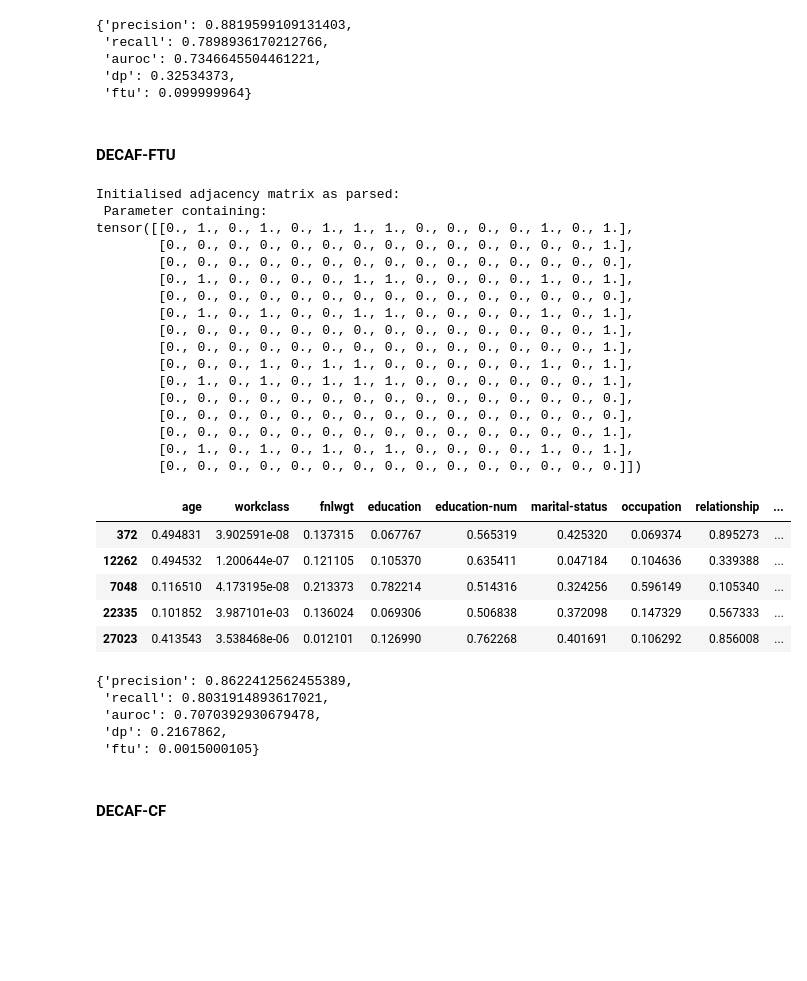
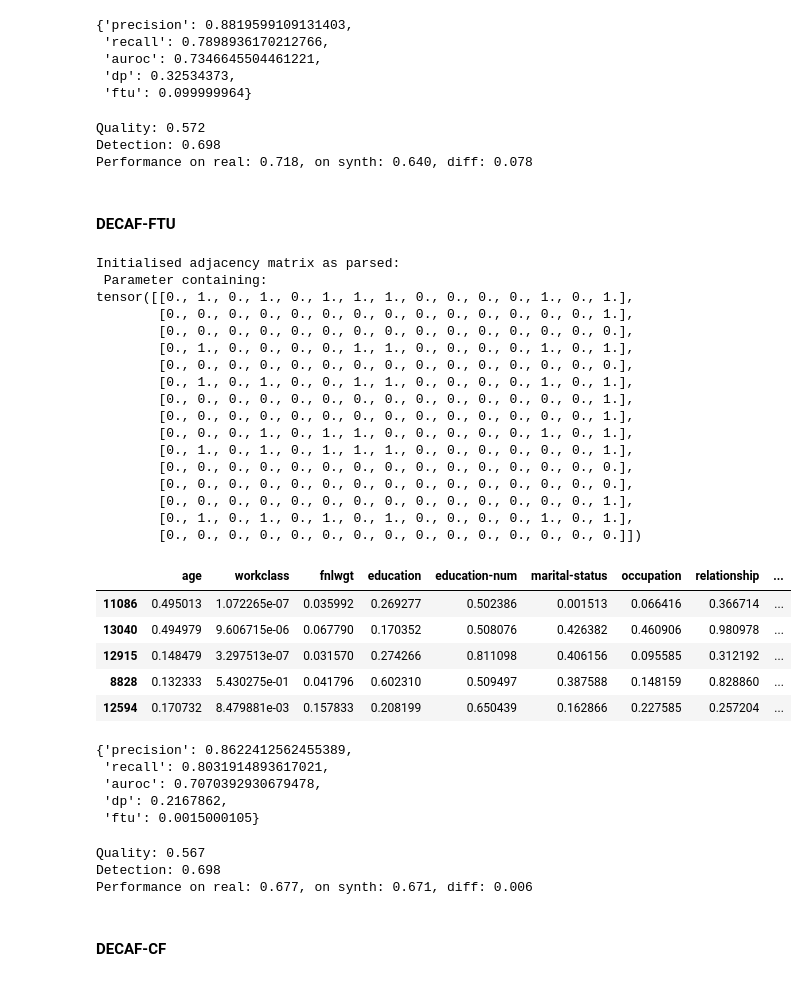
Before and after one commit to dariusbarsony/UvA_FACT2022, a Jupyter notebook: experiment_1.ipynb, the cells around one changed output. Drawn from its saved outputs; the diff is of its cells as text; code cells hidden in the pictures; blank space fills up the shorter version.

```diff
--- a/experiment_1.ipynb
+++ b/experiment_1.ipynb
@@ -371,29 +471,51 @@ eval_model(synth_data, dataset_test)
+# %%
+label = "income"
+
+X_synth_loader = GenericDataLoader(
+    X_synth_test,
+    target_column=label,
+)
+X_test_loader = GenericDataLoader(
+    X_test,
+    target_column=label,
+)
+
+res = eval_goggle(X_synth_loader, X_test_loader)
+
+print(f"Quality: {res[0]:.3f}")
+print(f"Detection: {res[2]:.3f}")
+print(
+f"Performance on real: {res[1][0]:.3f}, on synth: {res[1][1]:.3f}, diff: {(res[1][0] - res[1][1]):.3f}")
+# %% [output]
+Quality: 0.572
+Detection: 0.698
+Performance on real: 0.718, on synth: 0.640, diff: 0.078
 # %% [markdown]
 #### DECAF-FTU
 # %%
-synth_data = train_decaf(dataset_train, dag_seed, biased_edges=bias_dict_ftu)
+_, synth_data = train_decaf(dataset_train, dag_seed, dataset_test, biased_edges=bias_dict_ftu, generate_test=True)
 synth_data.head()
 # %% [output]
 Initialised adjacency matrix as parsed:
  Parameter containing:
 tensor([[0., 1., 0., 1., 0., 1., 1., 1., 0., 0., 0., 0., 1., 0., 1.],
         [0., 0., 0., 0., 0., 0., 0., 0., 0., 0., 0., 0., 0., 0., 1.],
         [0., 0., 0., 0., 0., 0., 0., 0., 0., 0., 0., 0., 0., 0., 0.],
         [0., 1., 0., 0., 0., 0., 1., 1., 0., 0., 0., 0., 1., 0., 1.],
         [0., 0., 0., 0., 0., 0., 0., 0., 0., 0., 0., 0., 0., 0., 0.],
         [0., 1., 0., 1., 0., 0., 1., 1., 0., 0., 0., 0., 1., 0., 1.],
         [0., 0., 0., 0., 0., 0., 0., 0., 0., 0., 0., 0., 0., 0., 1.],
         [0., 0., 0., 0., 0., 0., 0., 0., 0., 0., 0., 0., 0., 0., 1.],
         [0., 0., 0., 1., 0., 1., 1., 0., 0., 0., 0., 0., 1., 0., 1.],
         [0., 1., 0., 1., 0., 1., 1., 1., 0., 0., 0., 0., 0., 0., 1.],
         [0., 0., 0., 0., 0., 0., 0., 0., 0., 0., 0., 0., 0., 0., 0.],
         [0., 0., 0., 0., 0., 0., 0., 0., 0., 0., 0., 0., 0., 0., 0.],
         [0., 0., 0., 0., 0., 0., 0., 0., 0., 0., 0., 0., 0., 0., 1.],
         [0., 1., 0., 1., 0., 1., 0., 1., 0., 0., 0., 0., 1., 0., 1.],
         [0., 0., 0., 0., 0., 0., 0., 0., 0., 0., 0., 0., 0., 0., 0.]])
 |  | age | workclass | fnlwgt | education | education-num | marital-status | occupation | relationship | ... |
-| 372 | 0.494831 | 3.902591e-08 | 0.137315 | 0.067767 | 0.565319 | 0.425320 | 0.069374 | 0.895273 | ... |
-| 12262 | 0.494532 | 1.200644e-07 | 0.121105 | 0.105370 | 0.635411 | 0.047184 | 0.104636 | 0.339388 | ... |
-| 7048 | 0.116510 | 4.173195e-08 | 0.213373 | 0.782214 | 0.514316 | 0.324256 | 0.596149 | 0.105340 | ... |
-| 22335 | 0.101852 | 3.987101e-03 | 0.136024 | 0.069306 | 0.506838 | 0.372098 | 0.147329 | 0.567333 | ... |
-| 27023 | 0.413543 | 3.538468e-06 | 0.012101 | 0.126990 | 0.762268 | 0.401691 | 0.106292 | 0.856008 | ... |
+| 11086 | 0.495013 | 1.072265e-07 | 0.035992 | 0.269277 | 0.502386 | 0.001513 | 0.066416 | 0.366714 | ... |
+| 13040 | 0.494979 | 9.606715e-06 | 0.067790 | 0.170352 | 0.508076 | 0.426382 | 0.460906 | 0.980978 | ... |
+| 12915 | 0.148479 | 3.297513e-07 | 0.031570 | 0.274266 | 0.811098 | 0.406156 | 0.095585 | 0.312192 | ... |
+| 8828 | 0.132333 | 5.430275e-01 | 0.041796 | 0.602310 | 0.509497 | 0.387588 | 0.148159 | 0.828860 | ... |
+| 12594 | 0.170732 | 8.479881e-03 | 0.157833 | 0.208199 | 0.650439 | 0.162866 | 0.227585 | 0.257204 | ... |
@@ -408,3 +538,25 @@ eval_model(synth_data, dataset_test)
+# %%
+label = "income"
+
+X_synth_loader = GenericDataLoader(
+    X_synth_test,
+    target_column=label,
+)
+X_test_loader = GenericDataLoader(
+    X_test,
+    target_column=label,
+)
+
+res = eval_goggle(X_synth_loader, X_test_loader)
+
+print(f"Quality: {res[0]:.3f}")
+print(f"Detection: {res[2]:.3f}")
+print(
+f"Performance on real: {res[1][0]:.3f}, on synth: {res[1][1]:.3f}, diff: {(res[1][0] - res[1][1]):.3f}")
+# %% [output]
+Quality: 0.567
+Detection: 0.698
+Performance on real: 0.677, on synth: 0.671, diff: 0.006
 # %% [markdown]
 #### DECAF-CF
 # %%
```
Also changed, not shown: parts of 20 cells of this notebook, 5 other files.
